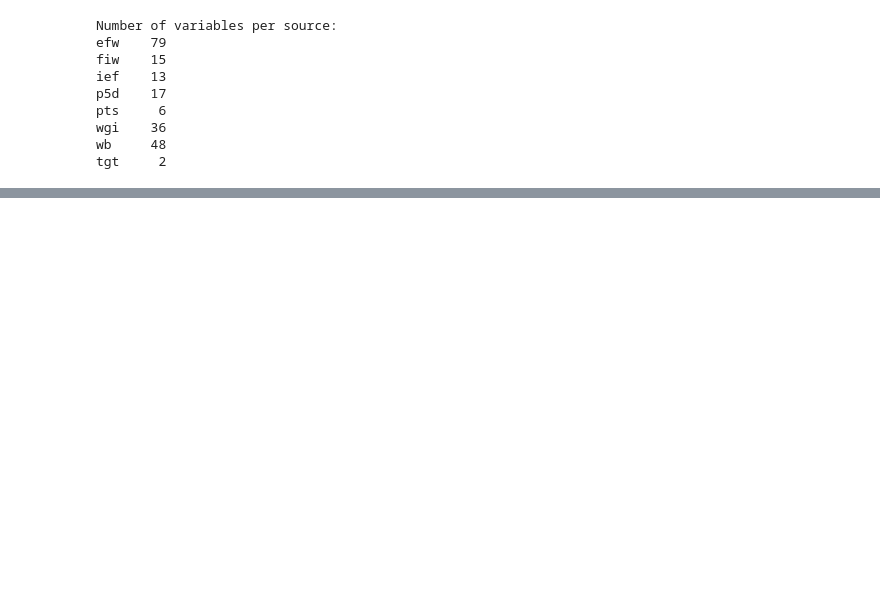
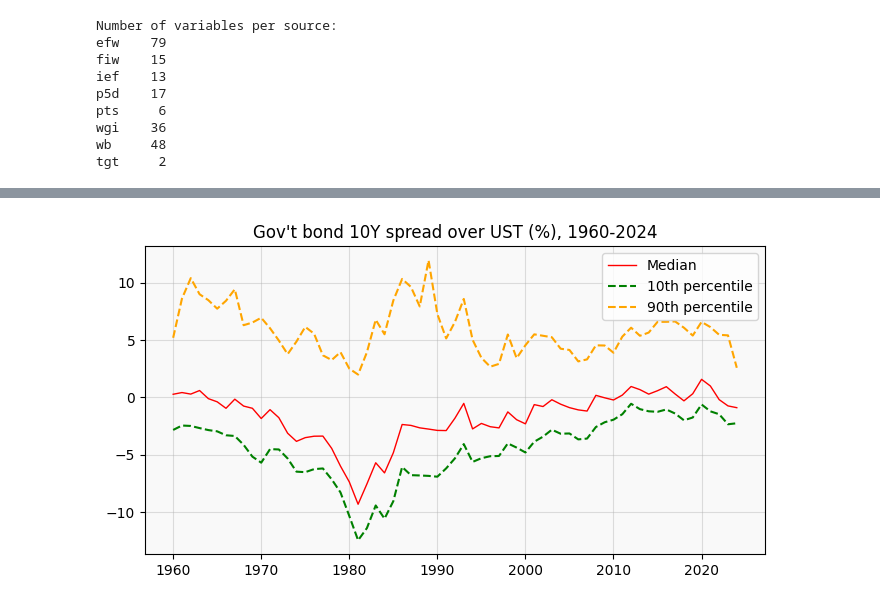
Before and after one commit to janjdarecki/instquality, a Jupyter notebook: 2. Visualise dataset.ipynb, the cells around one changed output, grey strips where cells are left out. Saved outputs shown, nothing was run; the diff lists cells and outputs as text; code cells hidden in the pictures; blank space fills up the shorter version.

```diff
--- a/2. Visualise dataset.ipynb
+++ b/2. Visualise dataset.ipynb
@@ -57,0 +66,6 @@ df
+# %%
+from functions.plot import target_timeseries
+
+target_timeseries(df, 'spread', 0.1, 0.9)
+# %% [output]
+[figure, added]
```
Also changed, not shown: parts of 9 cells of this notebook, 7 other files.
